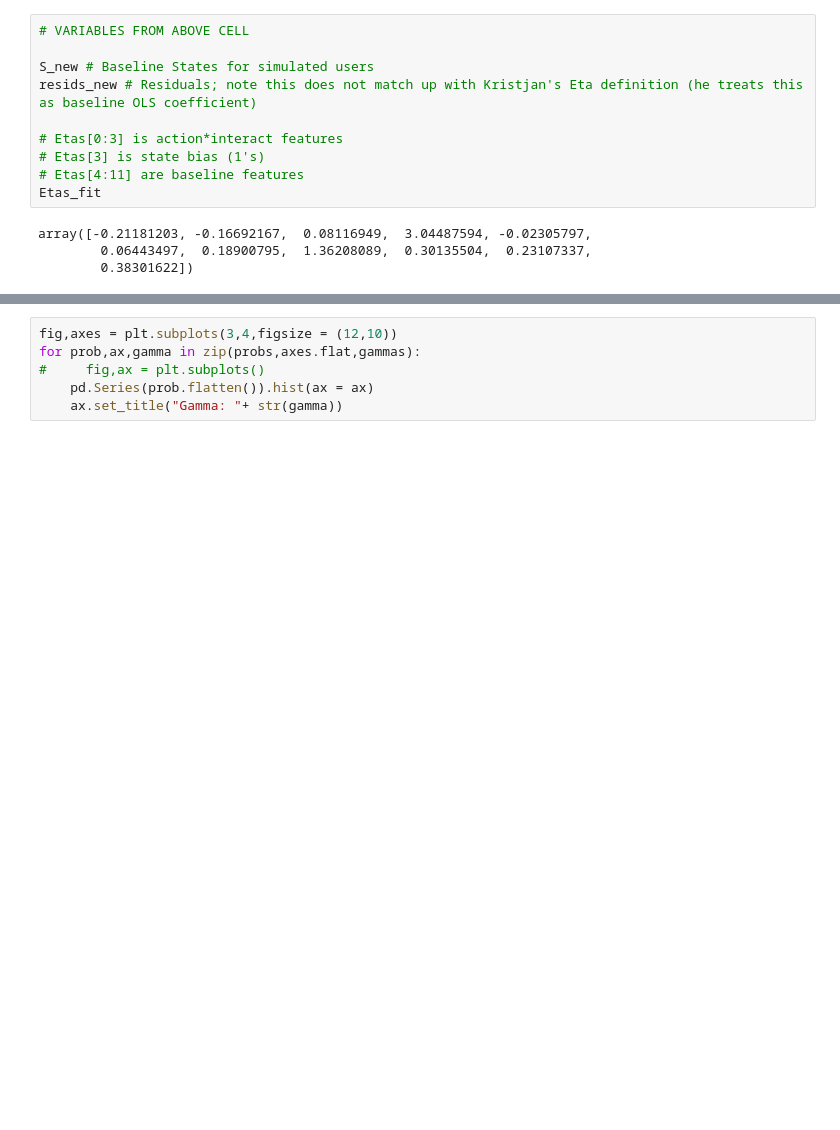
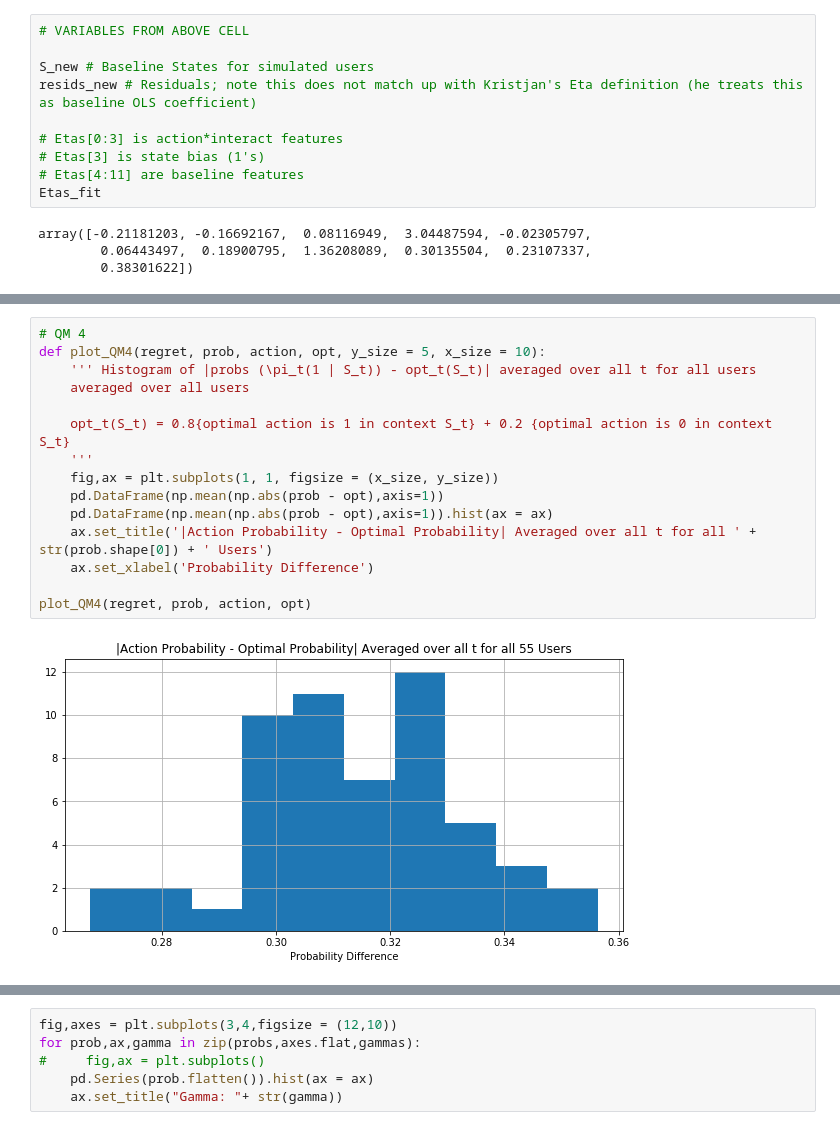
Before and after one commit to isaacxia10/heartsteps, a Jupyter notebook: BanditAlg/New Bandit Algorithm/banditThompsonCent-2.ipynb, the cells around one changed output, grey strips where cells are left out. Cells and saved outputs as stored; diff of their text form; blank space fills up the shorter version.

```diff
--- a/BanditAlg/New Bandit Algorithm/banditThompsonCent-2.ipynb
+++ b/BanditAlg/New Bandit Algorithm/banditThompsonCent-2.ipynb
@@ -540,0 +684,17 @@ def run_simulation(coef0, coef1, S_sim, I_sim, resids_sim, reward_func, prior_mo
+# %%
+# QM 4
+def plot_QM4(regret, prob, action, opt, y_size = 5, x_size = 10):
+    ''' Histogram of |probs (\pi_t(1 | S_t)) - opt_t(S_t)| averaged over all t for all users
+    averaged over all users
+
+    opt_t(S_t) = 0.8{optimal action is 1 in context S_t} + 0.2 {optimal action is 0 in context S_t}
+    '''
+    fig,ax = plt.subplots(1, 1, figsize = (x_size, y_size))
+    pd.DataFrame(np.mean(np.abs(prob - opt),axis=1))
+    pd.DataFrame(np.mean(np.abs(prob - opt),axis=1)).hist(ax = ax)
+    ax.set_title('|Action Probability - Optimal Probability| Averaged over all t for all ' + str(prob.shape[0]) + ' Users')
+    ax.set_xlabel('Probability Difference')
+
+plot_QM4(regret, prob, action, opt)
+# %% [output]
+[figure, added]
```
Also changed, not shown: parts of 48 cells of this notebook.
